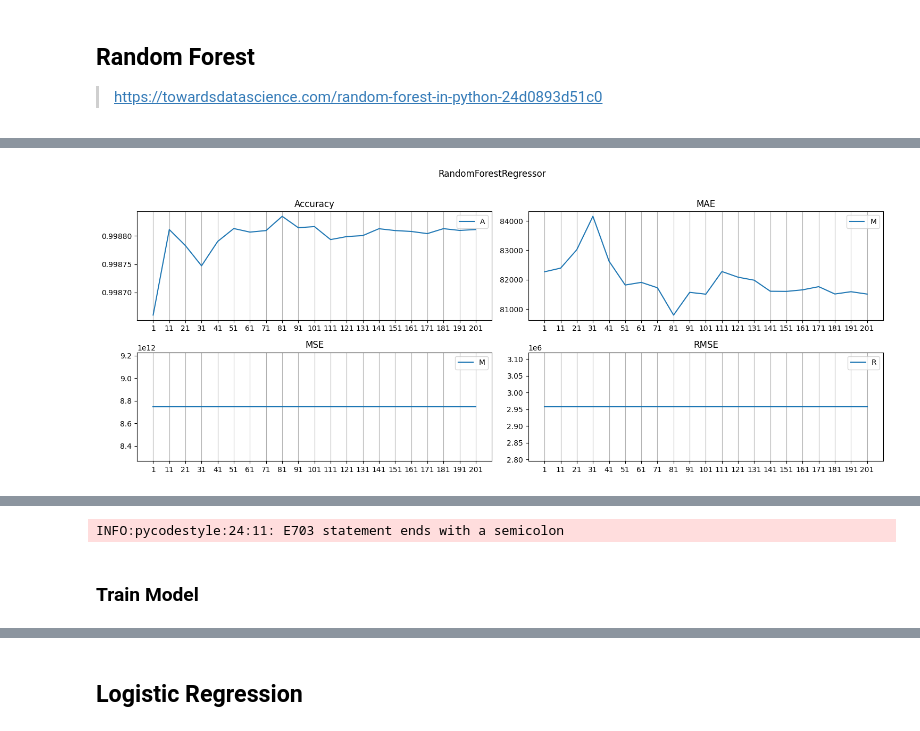
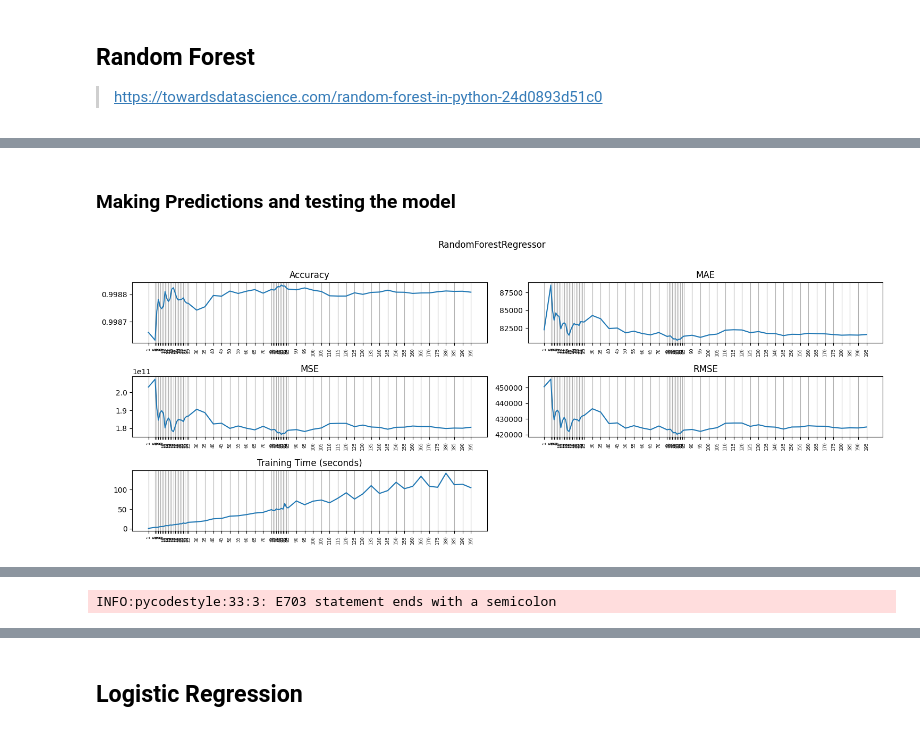
Before and after one commit to aamadorc/CIND820, a Jupyter notebook: CIND820_EDA.ipynb, the cells around one changed output, grey strips where cells are left out. Cells and saved outputs as stored; diff of their text form; code cells hidden in the pictures.

Commit message:
Compare and analyze the models

```diff
--- a/CIND820_EDA.ipynb
+++ b/CIND820_EDA.ipynb
@@ -932,8 +954,7 @@ def backwardElimination(x, Y, sl, columns):
     # x=np.array(x, dtype=float)
     for i in range(0, numVars):
         regressor_OLS = sm.OLS(Y, x).fit()
-        maxVar = max(regressor_OLS.pvalues).\
-            astype(float)
+        maxVar = max(regressor_OLS.pvalues).astype(float)
         if maxVar > sl:
             for j in range(0, numVars - i):
                 if (regressor_OLS.pvalues[j].astype(float) == maxVar):
@@ -1466,0 +1404,2 @@ range(1, 210, 10)
+# %% [markdown]
+### Making Predictions and testing the model
@@ -1467,27 +1436,36 @@ range(1, 210, 10)
 # %%
-# # plot the threshold vs the number of selected features
-# plt.plot(thresholds, results)
-# plt.suptitle(
-#     "Low Variance Filter\n" +
-#     "Evaluation of the effect of different variance thresholds")
-# plt.show();
-
 fig = plt.figure(figsize=(15, 6))
 j = 0
 for k, v in {
-        'Accuracy': accuracy, 'MAE': mae, 'MSE': mse, 'RMSE': rmse
+        'Accuracy': accuracy,
+        'MAE': mae,
+        'MSE': mse,
+        'RMSE': rmse,
+        'Training Time (seconds)': exec_time
         }.items():
-    ax = plt.subplot(2, 2, j+1)
+    ax = plt.subplot(3, 2, j+1)
     j += 1
-    ax.plot(estimators, v)
-    ax.legend(k, loc='best', fontsize=10)
+    ax.plot(estimator_sizes, v)
+    # ax.legend(k, loc='best', fontsize=10)
     ax.set_title(k)
-    ax.set_xticks(estimators)
+    ax.set_xticks(estimator_sizes, )
     ax.xaxis.grid(True)
+    ax.tick_params(axis='x', labelsize=6, rotation=90)
 fig.suptitle('RandomForestRegressor\n')
 fig.tight_layout()
 # fig.subplots_adjust(top=0.95)
 
-plt.show();
+plt.show()
+
+
+results_to_table("Comparison", {
+    "RandomForestRegressor(n_estimators=%d)" % r[0].n_estimators: {
+        'Accuracy': r[1],
+        'MAE': r[2],
+        'MSE': r[3],
+        'RMSE': r[4],
+        'Training Time (seconds)': r[5],
+    } for r in results
+});
 # %% [output]
-[figure, old version]
+[figure, new version]
@@ -1494,3 +1515 @@ plt.show();
-INFO:pycodestyle:24:11: E703 statement ends with a semicolon
+INFO:pycodestyle:33:3: E703 statement ends with a semicolon
-# %% [markdown]
-### Train Model
```
Also changed, not shown: parts of 49 cells of this notebook, 2 other files.
